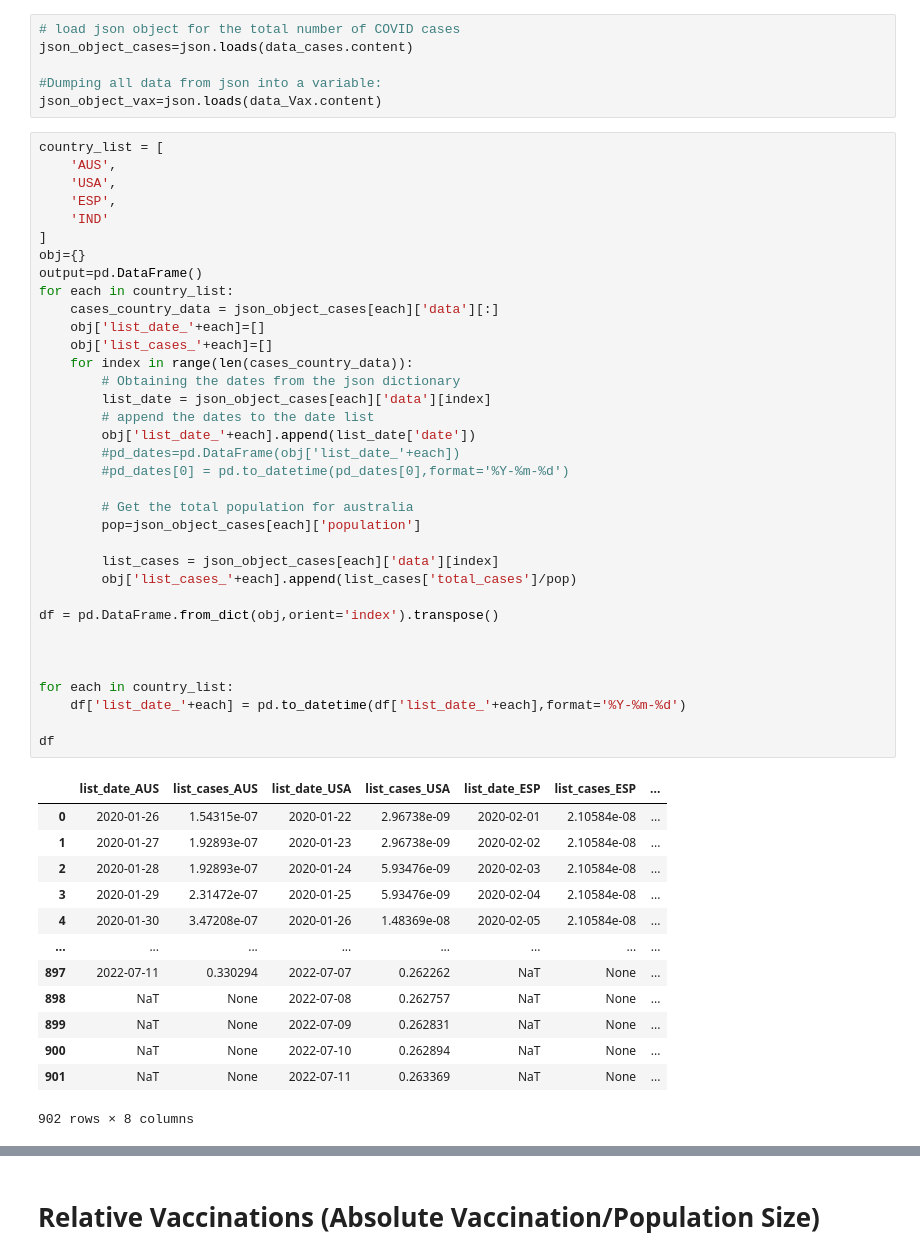
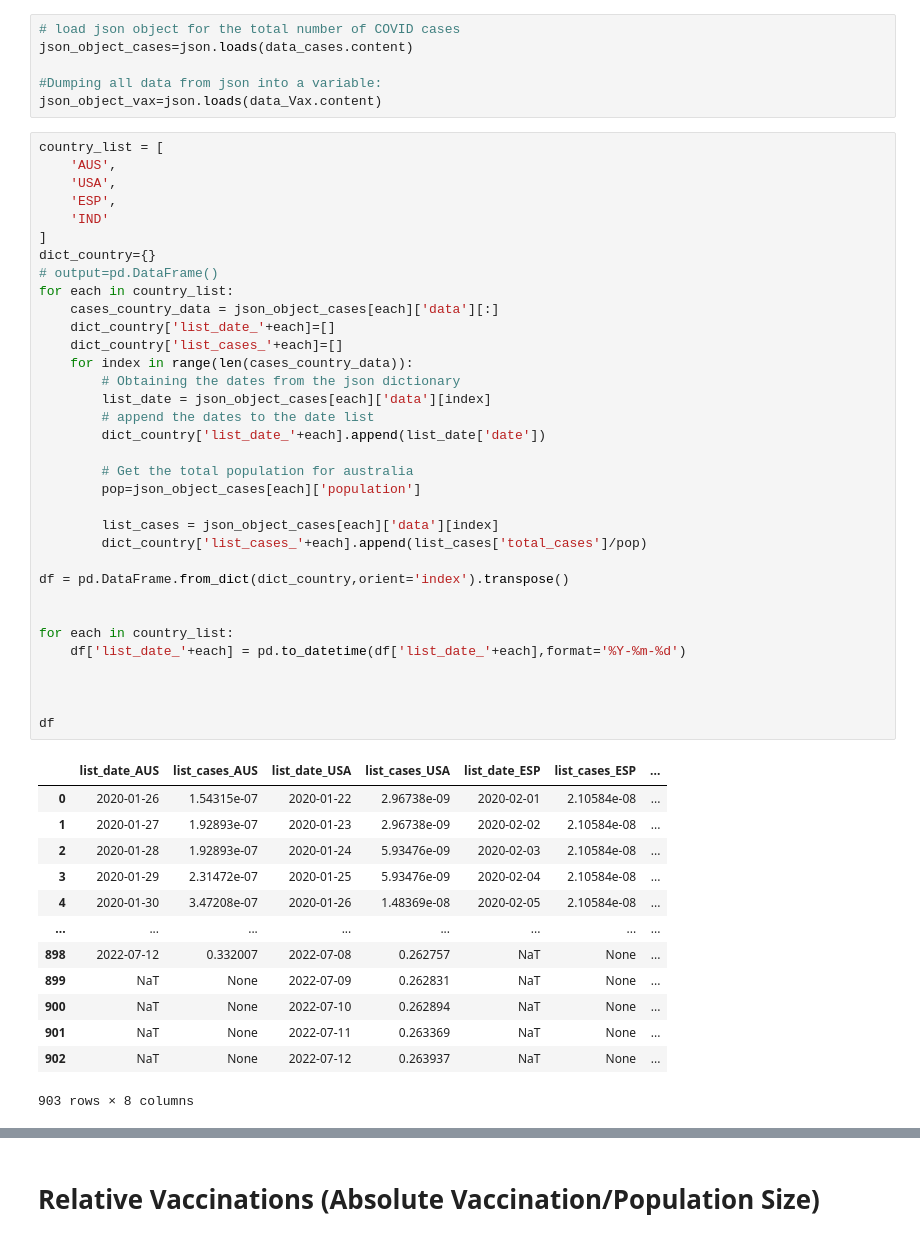
Before and after one commit to rshn1994/Enterprise_Data_Science, a Jupyter notebook: Final_project_delivery/Covid_Dashboard.ipynb, the cells around one changed output, grey strips where cells are left out. Saved outputs shown, nothing was run; the diff lists cells and outputs as text.

```diff
--- a/Final_project_delivery/Covid_Dashboard.ipynb
+++ b/Final_project_delivery/Covid_Dashboard.ipynb
@@ -31,46 +32,45 @@ country_list = [
     'USA',
     'ESP',
     'IND'
 ]
-obj={}
-output=pd.DataFrame()
+dict_country={}
+# output=pd.DataFrame()
 for each in country_list:
     cases_country_data = json_object_cases[each]['data'][:]
-    obj['list_date_'+each]=[]
-    obj['list_cases_'+each]=[]
+    dict_country['list_date_'+each]=[]
+    dict_country['list_cases_'+each]=[]
     for index in range(len(cases_country_data)):
         # Obtaining the dates from the json dictionary
         list_date = json_object_cases[each]['data'][index]
         # append the dates to the date list
-        obj['list_date_'+each].append(list_date['date'])
-        #pd_dates=pd.DataFrame(obj['list_date_'+each])
-        #pd_dates[0] = pd.to_datetime(pd_dates[0],format='%Y-%m-%d')
+        dict_country['list_date_'+each].append(list_date['date'])
 
         # Get the total population for australia
         pop=json_object_cases[each]['population']
 
         list_cases = json_object_cases[each]['data'][index]
-        obj['list_cases_'+each].append(list_cases['total_cases']/pop)
+        dict_country['list_cases_'+each].append(list_cases['total_cases']/pop)
 
-df = pd.DataFrame.from_dict(obj,orient='index').transpose()
-
+df = pd.DataFrame.from_dict(dict_country,orient='index').transpose()
 
 
 for each in country_list:
     df['list_date_'+each] = pd.to_datetime(df['list_date_'+each],format='%Y-%m-%d')
 
+
+
 df
 # %% [output]
 |  | list_date_AUS | list_cases_AUS | list_date_USA | list_cases_USA | list_date_ESP | list_cases_ESP | ... |
 | 0 | 2020-01-26 | 1.54315e-07 | 2020-01-22 | 2.96738e-09 | 2020-02-01 | 2.10584e-08 | ... |
 | 1 | 2020-01-27 | 1.92893e-07 | 2020-01-23 | 2.96738e-09 | 2020-02-02 | 2.10584e-08 | ... |
 | 2 | 2020-01-28 | 1.92893e-07 | 2020-01-24 | 5.93476e-09 | 2020-02-03 | 2.10584e-08 | ... |
 | 3 | 2020-01-29 | 2.31472e-07 | 2020-01-25 | 5.93476e-09 | 2020-02-04 | 2.10584e-08 | ... |
 | 4 | 2020-01-30 | 3.47208e-07 | 2020-01-26 | 1.48369e-08 | 2020-02-05 | 2.10584e-08 | ... |
 | ... | ... | ... | ... | ... | ... | ... | ... |
-| 897 | 2022-07-11 | 0.330294 | 2022-07-07 | 0.262262 | NaT | None | ... |
-| 898 | NaT | None | 2022-07-08 | 0.262757 | NaT | None | ... |
+| 898 | 2022-07-12 | 0.332007 | 2022-07-08 | 0.262757 | NaT | None | ... |
 | 899 | NaT | None | 2022-07-09 | 0.262831 | NaT | None | ... |
 | 900 | NaT | None | 2022-07-10 | 0.262894 | NaT | None | ... |
 | 901 | NaT | None | 2022-07-11 | 0.263369 | NaT | None | ... |
+| 902 | NaT | None | 2022-07-12 | 0.263937 | NaT | None | ... |
-902 rows × 8 columns
+903 rows × 8 columns
```
Also changed, not shown: parts of 8 cells of this notebook.
